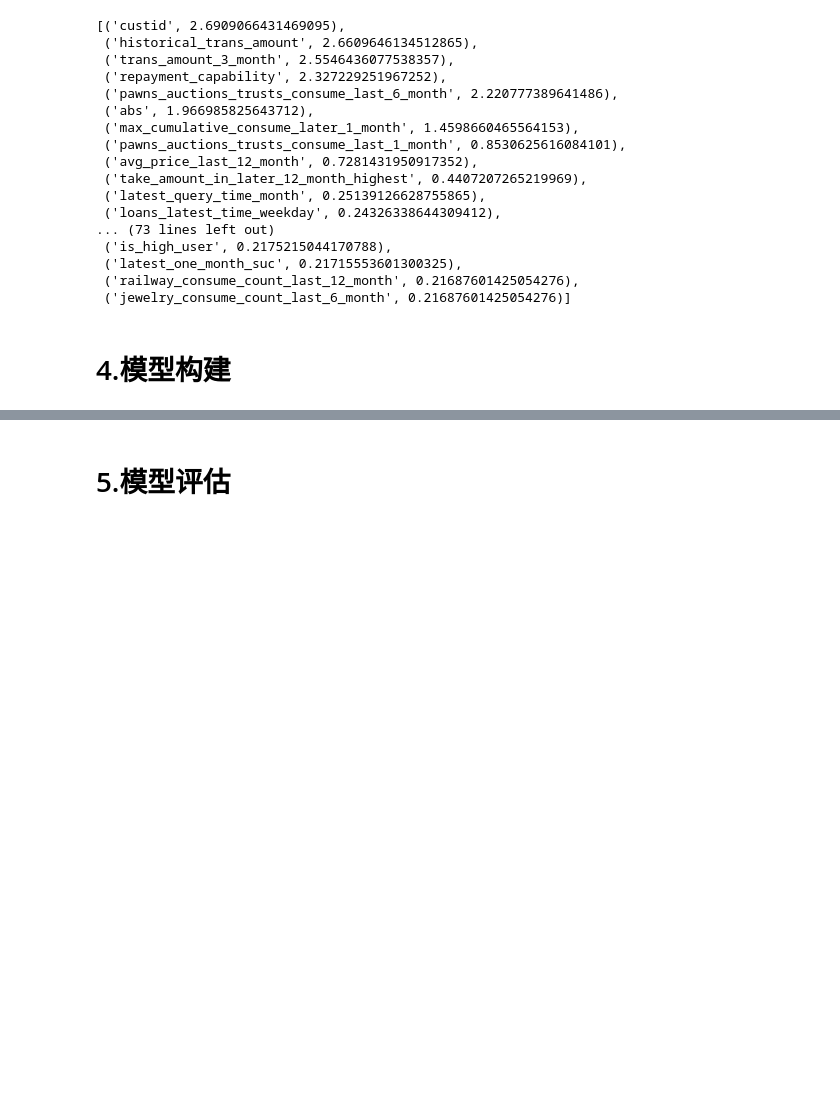
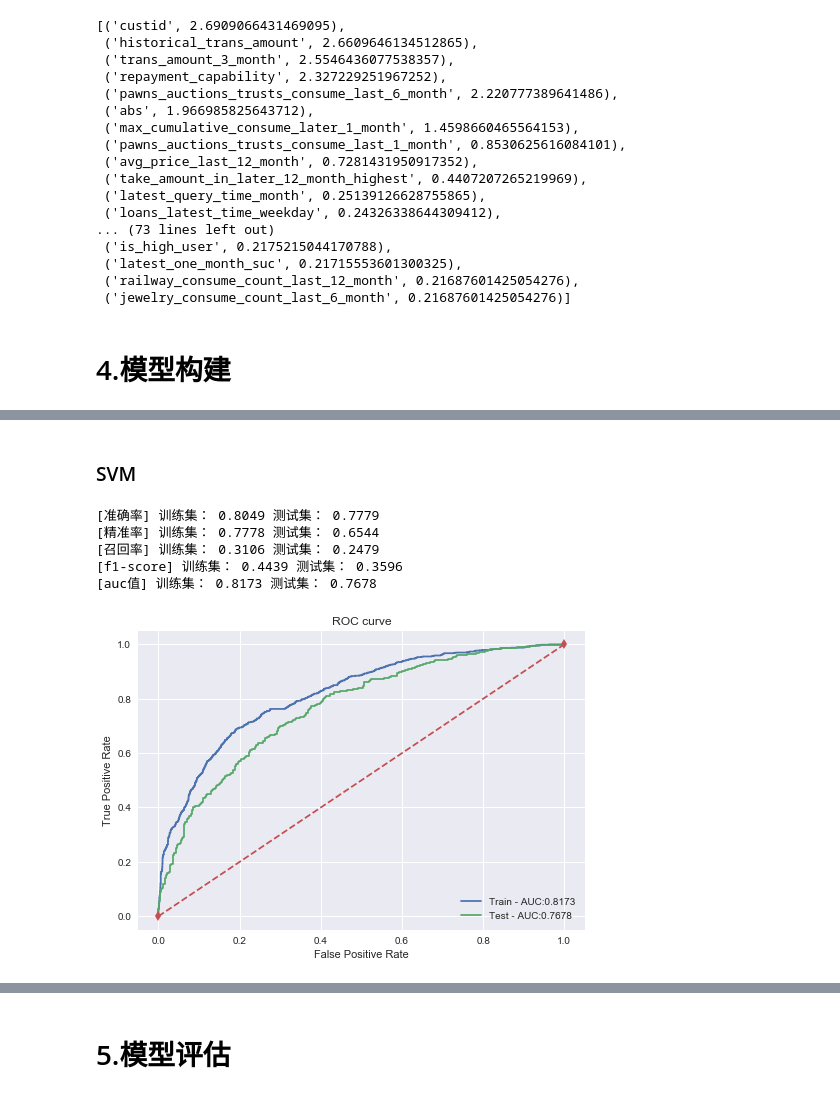
Before and after one commit to KuiyuanZhang/Marchine_Learning_Train, a Jupyter notebook: code/Code.ipynb, the cells around one changed output, grey strips where cells are left out. Drawn from its saved outputs; the diff is of its cells as text; code cells hidden in the pictures; blank space fills up the shorter version.

```diff
--- a/code/Code.ipynb
+++ b/code/Code.ipynb
@@ -564,0 +652,15 @@ iv
+# %% [markdown]
+### SVM
+# %%
+from sklearn.svm import  SVC
+# 线性
+linear_svc = SVC(kernel='linear', probability=True)
+linear_svc.fit(X_train_std,y_train)
+model_metrics(linear_svc, X_train_std, X_test_std, y_train, y_test)
+# %% [output]
+[准确率] 训练集： 0.8049 测试集： 0.7779
+[精准率] 训练集： 0.7778 测试集： 0.6544
+[召回率] 训练集： 0.3106 测试集： 0.2479
+[f1-score] 训练集： 0.4439 测试集： 0.3596
+[auc值] 训练集： 0.8173 测试集： 0.7678
+[figure, added]
```
Also changed, not shown: parts of 14 cells of this notebook.
